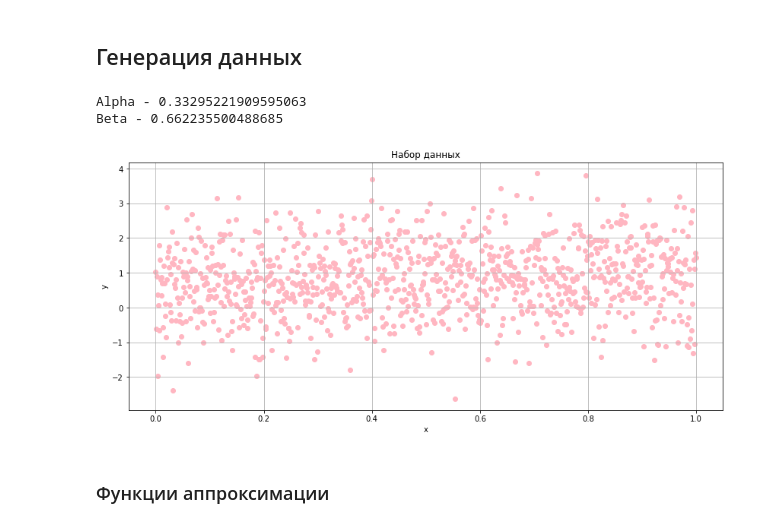
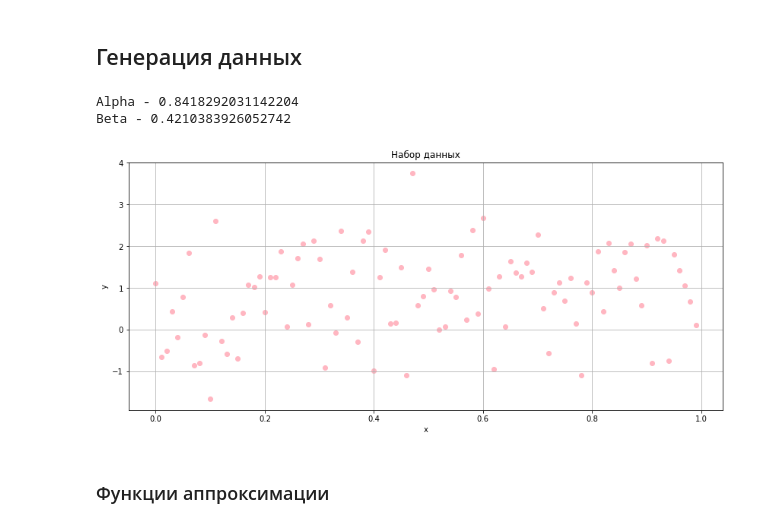
Before and after one commit to ChrisLisbon/ITMO_algorithms_classes, a Jupyter notebook: lab3_new_version.ipynb, the cells around one changed output. Drawn from its saved outputs; the diff is of its cells as text; code cells hidden in the pictures.

```diff
--- a/lab3_new_version.ipynb
+++ b/lab3_new_version.ipynb
@@ -10,34 +10,33 @@ from scipy.optimize import minimize, leastsq, brute, fmin
 # %% [markdown]
 ## Генерация данных
 # %%
-alpha = random.random() # Generate alpha in the range from 0 to 1
-beta = random.random() # Generate beta in the range from 0 to 1
+alpha = random.random()
+beta = random.random()
 print('Alpha -', alpha)
 print('Beta -', beta)
-# Generate an array of noisy data in accordance with the task
+
 y_list = []
 x_list = []
-for k in range(0,1000):
-    x = k/1000
+for k in range(0,100):
+    x = k/100
     q = random.normalvariate(0, 1)
     y = alpha*x + beta + q
     y_list.append(y)
     x_list.append(x)
 x_list = np.array(x_list)
 y_list = np.array(y_list)
 
-# Draw a graph
 plt.rcParams['figure.figsize'] = [14, 6]
 plt.scatter(x_list, y_list, color='#FFB6C1')
 plt.xlabel('x')
 plt.ylabel('y')
 plt.title('Набор данных')
 plt.grid()
 plt.show()
 # %% [output]
-Alpha - 0.33295221909595063
-Beta - 0.662235500488685
+Alpha - 0.8418292031142204
+Beta - 0.4210383926052742
-[figure, old version]
+[figure, new version]
 # %% [markdown]
 ### Функции аппроксимации
 # %%
```
Also changed, not shown: parts of 4 cells of this notebook.
